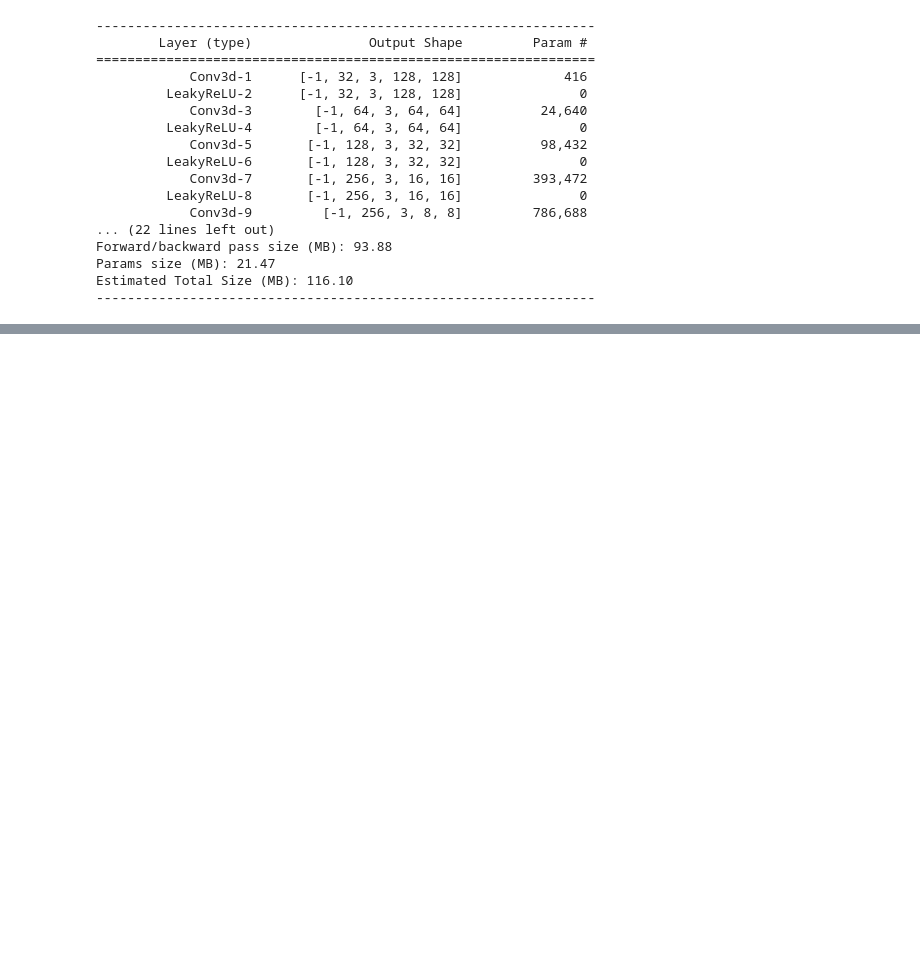
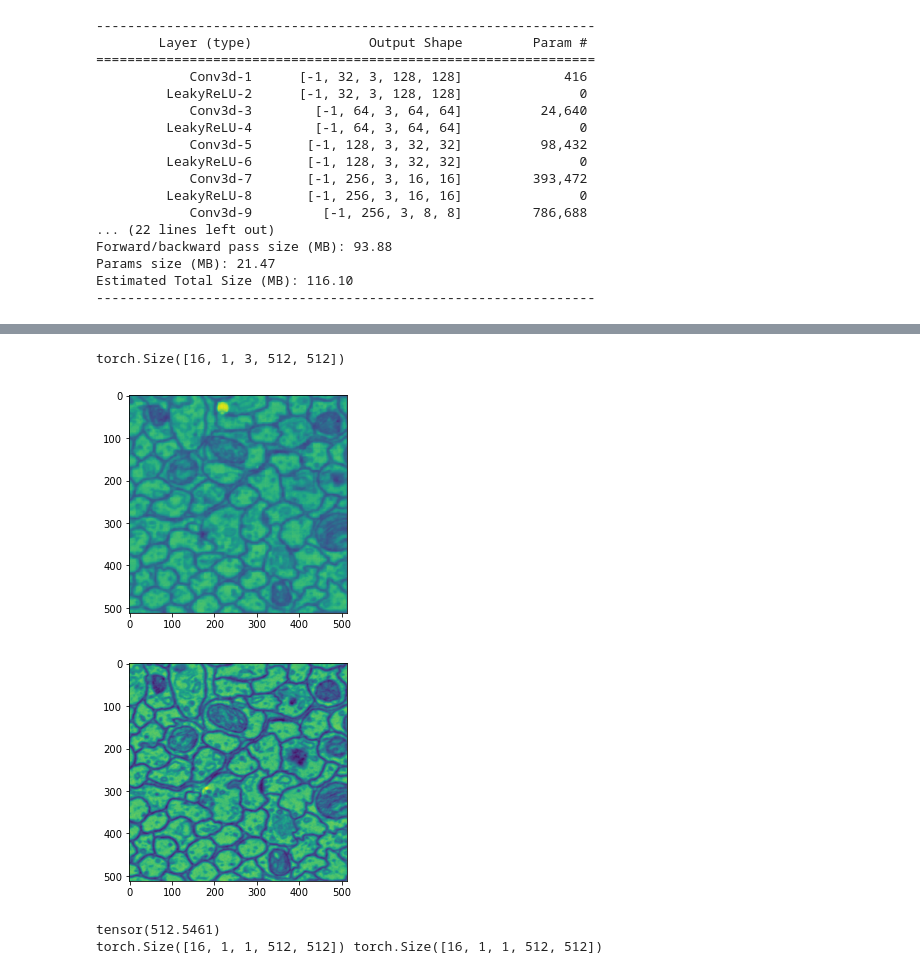
Before and after one commit to postwave/CREMI_ElectronMicroscopy_registration, a Jupyter notebook: network.ipynb, the cells around one changed output, grey strips where cells are left out. Cells and saved outputs as stored; diff of their text form; code cells hidden in the pictures; blank space fills up the shorter version.

```diff
--- a/network.ipynb
+++ b/network.ipynb
@@ -84,7 +137,7 @@ class toynet(torch.nn.Module):
         xup0 = torch.cat((xup0,x0),1)
 
         x = self.final(xup0)
-        del x0,xdown1,xdown2,xdown3,xdown5,xdown6
-        del xup0,xup1,xup2,xup3,xup4,xup5
+#         del x0,xdown1,xdown2,xdown3,xdown5,xdown6
+#         del xup0,xup1,xup2,xup3,xup4,xup5
 #         print(torch.cuda.memory_allocated()//(1024 * 1024))
         return x
@@ -93,3 +144,14 @@ model = toynet().to(device)
+# %%
+model = toynet().to(device)
+optimizer = torch.optim.Adam(model.parameters(), lr=1e-4,
+                             weight_decay=1e-5, eps=1e-8)
+exp_lr_scheduler = torch.optim.lr_scheduler.StepLR(optimizer, step_size=50, gamma=0.3)
+def custom_mse(x, y):
+    assert isinstance(x, torch.Tensor)
+    assert isinstance(y, torch.Tensor)
+    return torch.mean(torch.pow(x.flatten() - y.flatten(),2).float())
+
+criterion = custom_mse
 # %%
 import torchsummary
 torchsummary.summary(model,(1,3,256,256))
@@ -139,0 +176,17 @@ torch.Size([32, 1, 1, 256, 256])
+# %%
+num_epochs = 20
+
+model.train()
+for epoch in range(num_epochs):
+    for x, y in dataloader:
+        x = x.to(device)
+        y = y.to(device)
+        output = model(x)
+        loss = criterion(output, y)
+
+        optimizer.zero_grad()
+        loss.backward()
+        optimizer.step()
+    exp_lr_scheduler.step()
+    print('epoch [{}/{}], loss:{:.4f}'
+      .format(epoch+1, num_epochs, loss.item()))
@@ -139,0 +214,17 @@ torch.Size([32, 1, 1, 256, 256])
+# %%
+for i,j in dataloader:
+    print(i.shape)
+    dst = model(i.to(device)).detach().cpu()
+    plt.imshow(dst[0,0,0,:,:])
+    plt.show()
+    plt.imshow(j[0,0,0,:,:])
+    plt.show()
+    print(criterion(dst[0,0,0,:,:], j[0,0,0,:,:]))
+    print(dst.shape, j.shape)
+    break
+# %% [output]
+torch.Size([16, 1, 3, 512, 512])
+[figure, added]
+[figure, added]
+tensor(512.5461)
+torch.Size([16, 1, 1, 512, 512]) torch.Size([16, 1, 1, 512, 512])
```
Also changed, not shown: parts of 10 cells of this notebook.
